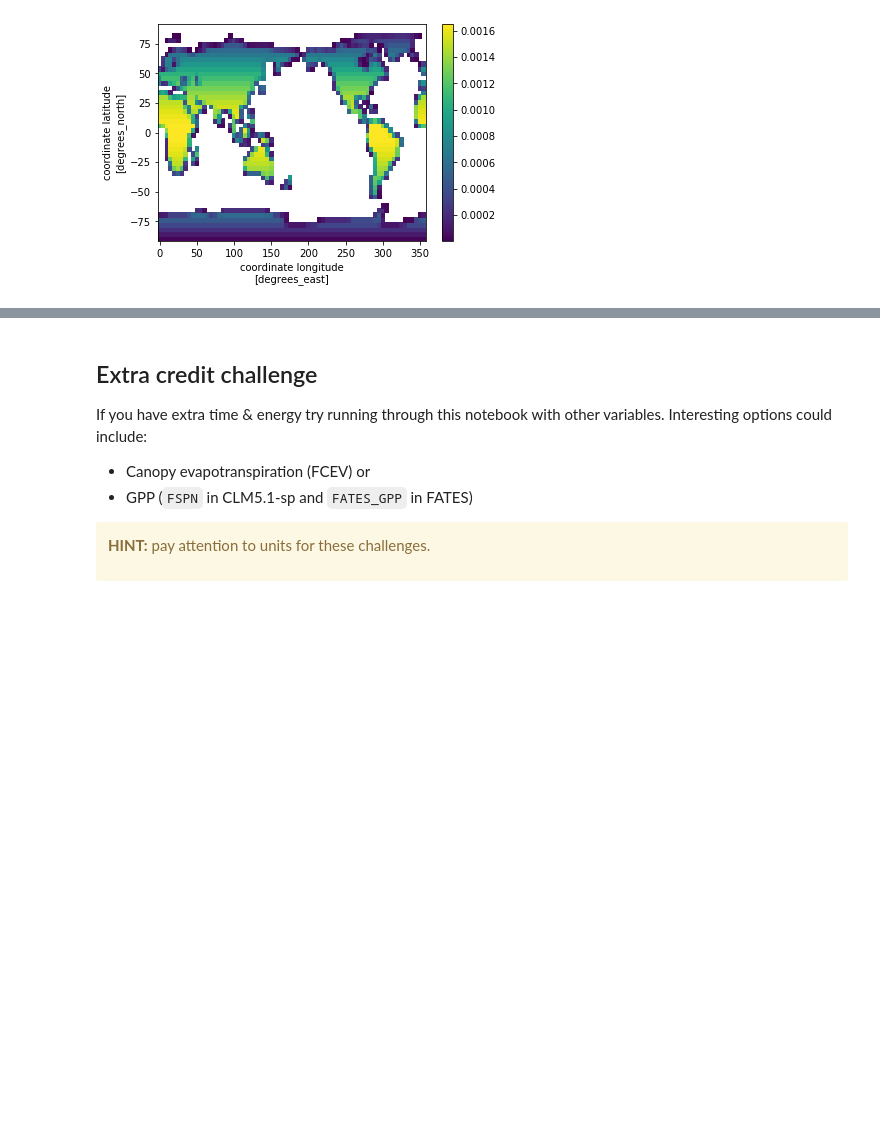
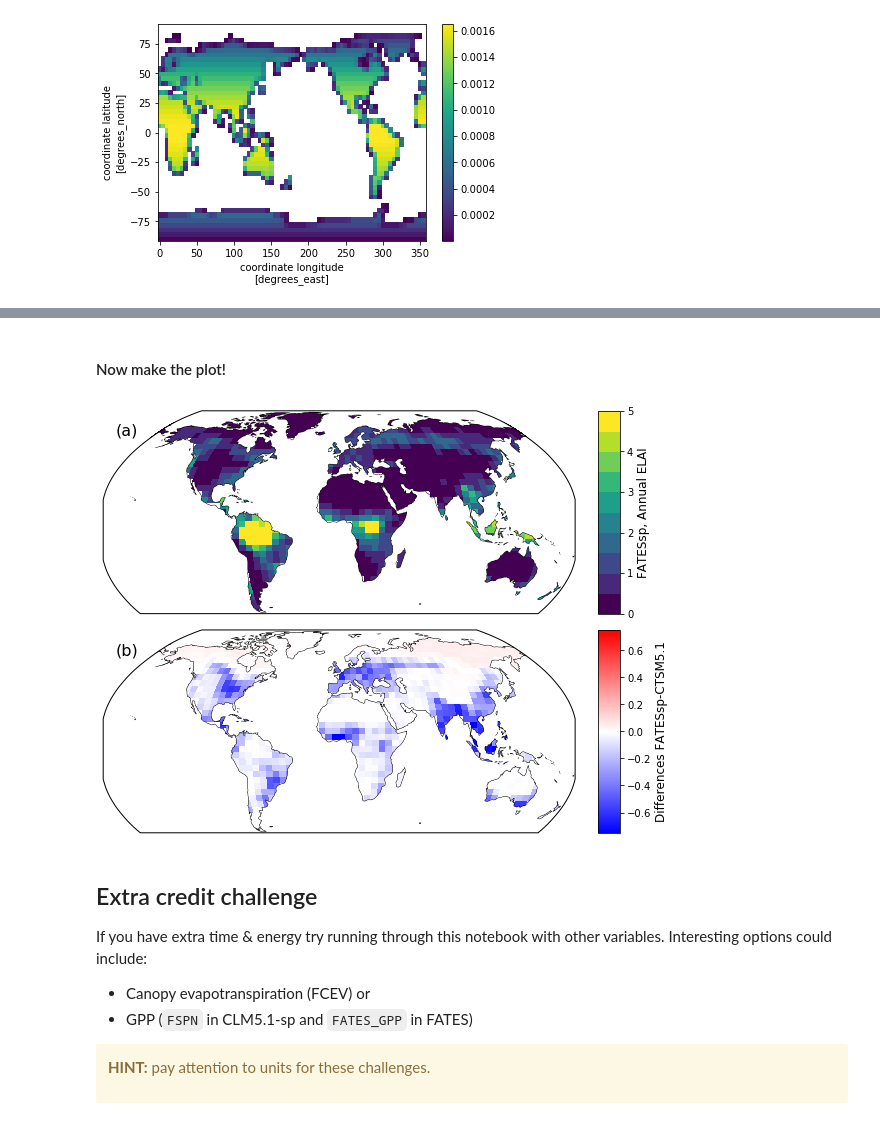
Before and after one commit to NCAR/CTSM-Tutorial, a Jupyter notebook: notebooks/Day1b_GlobalVisualization.ipynb, the cells around one changed output, grey strips where cells are left out. Cells and saved outputs as stored; diff of their text form; code cells hidden in the pictures; blank space fills up the shorter version.

```diff
--- a/notebooks/Day1b_GlobalVisualization.ipynb
+++ b/notebooks/Day1b_GlobalVisualization.ipynb
@@ -346,3 +429,30 @@ for i in range(len(plotVars)):
+# %% [markdown]
+#### Now make the plot!
+# %%
+i = 0
+fig, axes = plt.subplots(nrows=2, ncols=1, figsize=(13,6), constrained_layout=True,
+                         subplot_kw=dict(projection=ccrs.Robinson()))
+for index, ax in np.ndenumerate(axes):
+    #i = index[0]
+    if i == 0:
+        plotData = dsAnn.ELAI.isel(sim=1,time=0).drop(['sim','time'])
+        map_function(plotData, ax=ax,cb=2,
+                     panel='(a)', nbins=10,
+                     vmax=5,vmin=0,
+                     units='FATESsp, Annual ELAI')
+    if i == 1:
+        plotData = (dsAnn.ELAI.isel(sim=1,time=0)- \
+                    dsAnn.ELAI.isel(sim=0,time=0))
+        map_function(plotData, ax=ax,cb=2,panel='(b)',
+                     units='Differences FATESsp-CTSM5.1',
+                     cmap='bwr',nbins=7,
+                     vmax=0.75,vmin=-0.75)
+    # there are various ways to do this part, index in this case is a tuple (ie `(0, 0)`)
+
+
+    i = i+1
+# %% [output]
+[figure, added]
 # %% [markdown]
 ## Extra credit challenge
 If you have extra time & energy try running through this notebook with other variables.  Interesting options could include:
```
Also changed, not shown: parts of 8 cells of this notebook.
